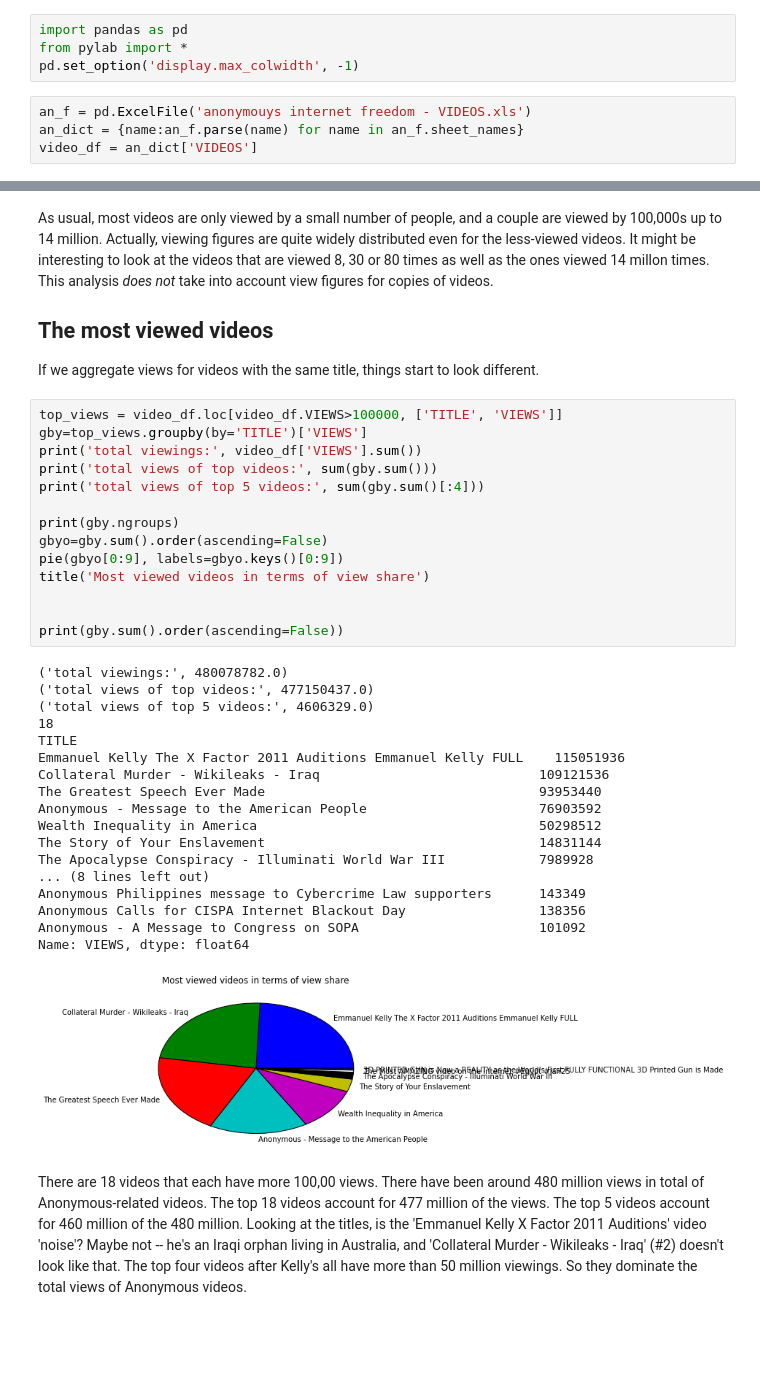
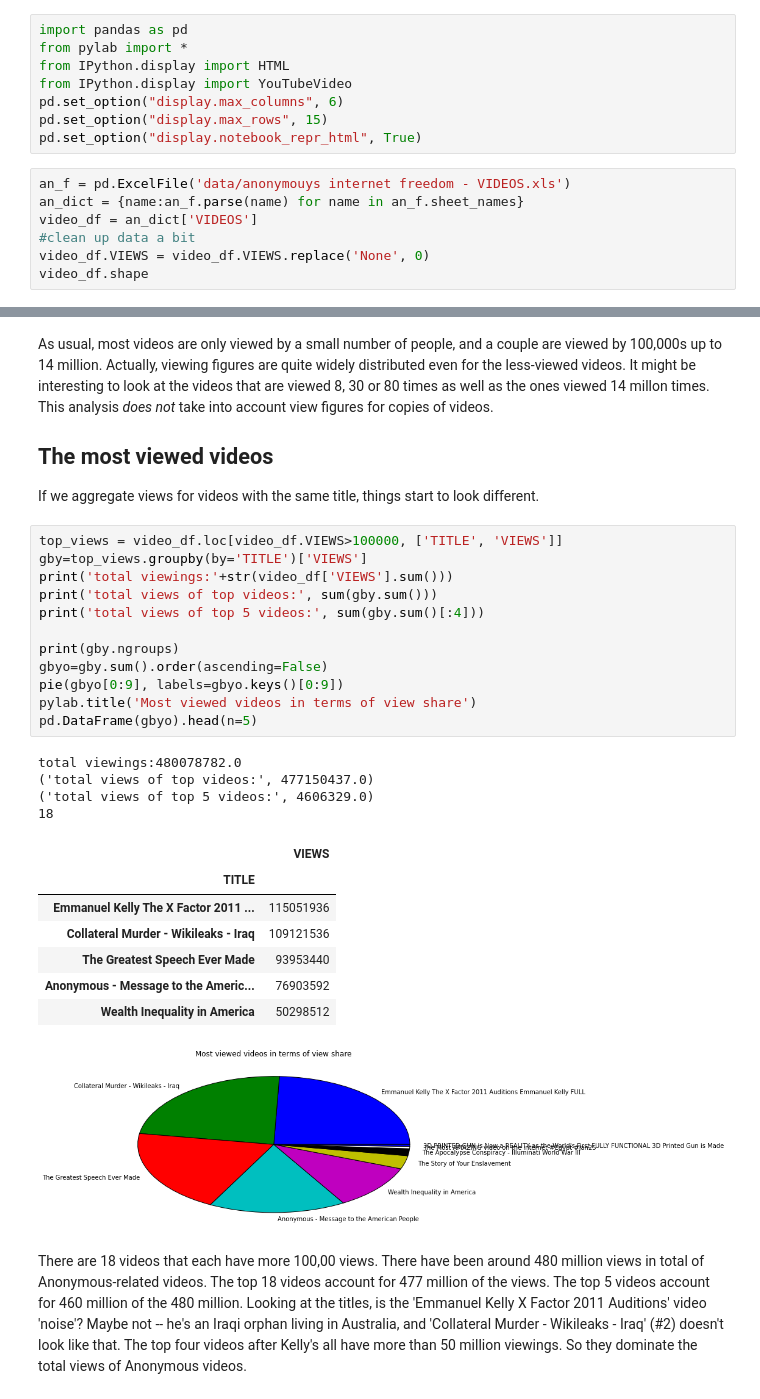
Before and after one commit to rian39/mirroring, a Jupyter notebook: Anonymous_youtube.ipynb, the cells around one changed output, grey strips where cells are left out. Cells and saved outputs as stored; diff of their text form; blank space fills up the shorter version.

```diff
--- a/Anonymous_youtube.ipynb
+++ b/Anonymous_youtube.ipynb
@@ -1,8 +18,15 @@
 # %%
 import pandas as pd
 from pylab import *
-pd.set_option('display.max_colwidth', -1)
+from IPython.display import HTML
+from IPython.display import YouTubeVideo
+pd.set_option("display.max_columns", 6)
+pd.set_option("display.max_rows", 15)
+pd.set_option("display.notebook_repr_html", True)
 # %%
-an_f = pd.ExcelFile('anonymouys internet freedom - VIDEOS.xls')
+an_f = pd.ExcelFile('data/anonymouys internet freedom - VIDEOS.xls')
 an_dict = {name:an_f.parse(name) for name in an_f.sheet_names}
 video_df = an_dict['VIDEOS']
+#clean up data a bit
+video_df.VIEWS = video_df.VIEWS.replace('None', 0)
+video_df.shape
@@ -74,36 +114,28 @@ If we aggregate views for videos with the same title, things start to look diffe
 # %%
 top_views = video_df.loc[video_df.VIEWS>100000, ['TITLE', 'VIEWS']]
 gby=top_views.groupby(by='TITLE')['VIEWS']
-print('total viewings:', video_df['VIEWS'].sum())
+print('total viewings:'+str(video_df['VIEWS'].sum()))
 print('total views of top videos:', sum(gby.sum()))
 print('total views of top 5 videos:', sum(gby.sum()[:4]))
 
 print(gby.ngroups)
 gbyo=gby.sum().order(ascending=False)
 pie(gbyo[0:9], labels=gbyo.keys()[0:9])
-title('Most viewed videos in terms of view share')
-
-
-print(gby.sum().order(ascending=False))
+pylab.title('Most viewed videos in terms of view share')
+pd.DataFrame(gbyo).head(n=5)
 # %% [output]
-('total viewings:', 480078782.0)
+total viewings:480078782.0
 ('total views of top videos:', 477150437.0)
 ('total views of top 5 videos:', 4606329.0)
 18
-TITLE
-Emmanuel Kelly The X Factor 2011 Auditions Emmanuel Kelly FULL    115051936
-Collateral Murder - Wikileaks - Iraq                            109121536
-The Greatest Speech Ever Made                                   93953440
-Anonymous - Message to the American People                      76903592
-Wealth Inequality in America                                    50298512
-The Story of Your Enslavement                                   14831144
-The Apocalypse Conspiracy - Illuminati World War III            7989928
-... (8 lines left out)
-Anonymous Philippines message to Cybercrime Law supporters      143349
-Anonymous Calls for CISPA Internet Blackout Day                 138356
-Anonymous - A Message to Congress on SOPA                       101092
-Name: VIEWS, dtype: float64
+|  | VIEWS |
+| TITLE |  |
+| Emmanuel Kelly The X Factor 2011 ... | 115051936 |
+| Collateral Murder - Wikileaks - Iraq | 109121536 |
+| The Greatest Speech Ever Made | 93953440 |
+| Anonymous - Message to the Americ... | 76903592 |
+| Wealth Inequality in America | 50298512 |
-[figure, old version]
+[figure, new version]
 # %% [markdown]
 There are 18 videos that each have more 100,00 views. There have been around 480 million views in total of Anonymous-related videos. The top 18 videos account for 477 million of the views. The top 5 videos account for 460 million of the 480 million.
 Looking at the titles, is the 'Emmanuel Kelly X Factor 2011 Auditions' video 'noise'? Maybe not -- he's an Iraqi orphan living in Australia, and 'Collateral Murder - Wikileaks - Iraq' (#2) doesn't look like that. The top four videos after Kelly's all have more than 50 million viewings. So they dominate the total views of Anonymous videos.
```
Also changed, not shown: parts of 21 cells of this notebook, 2 other files.
